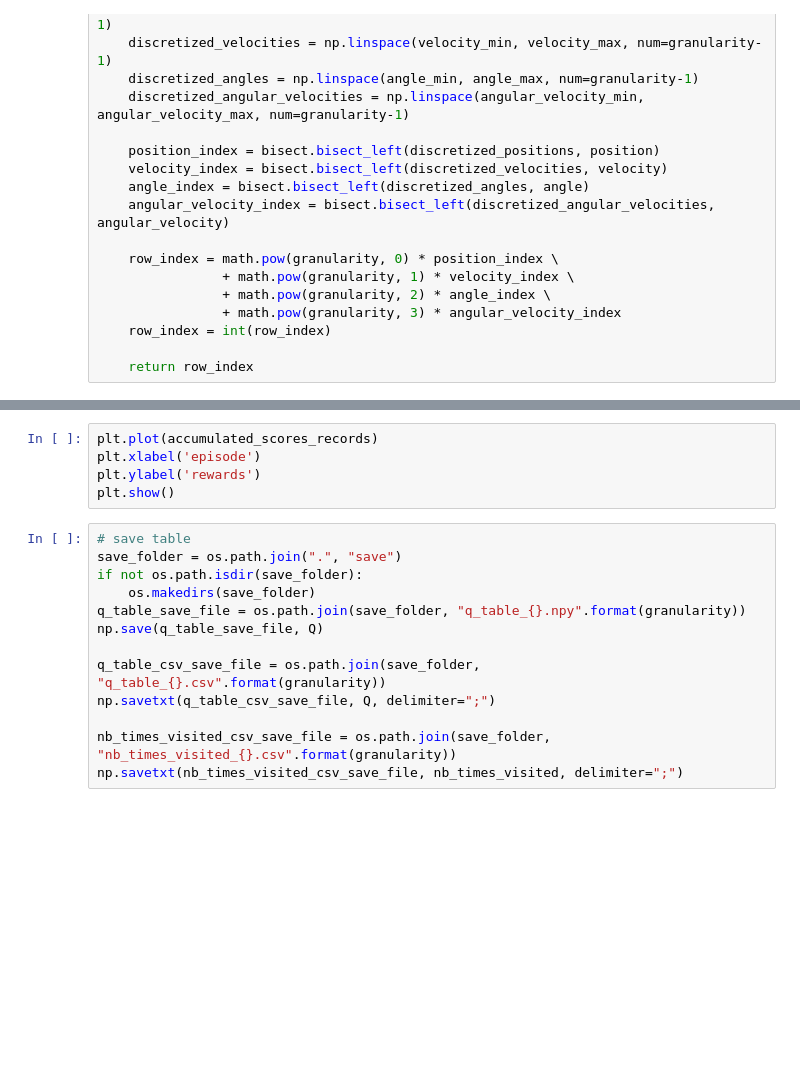
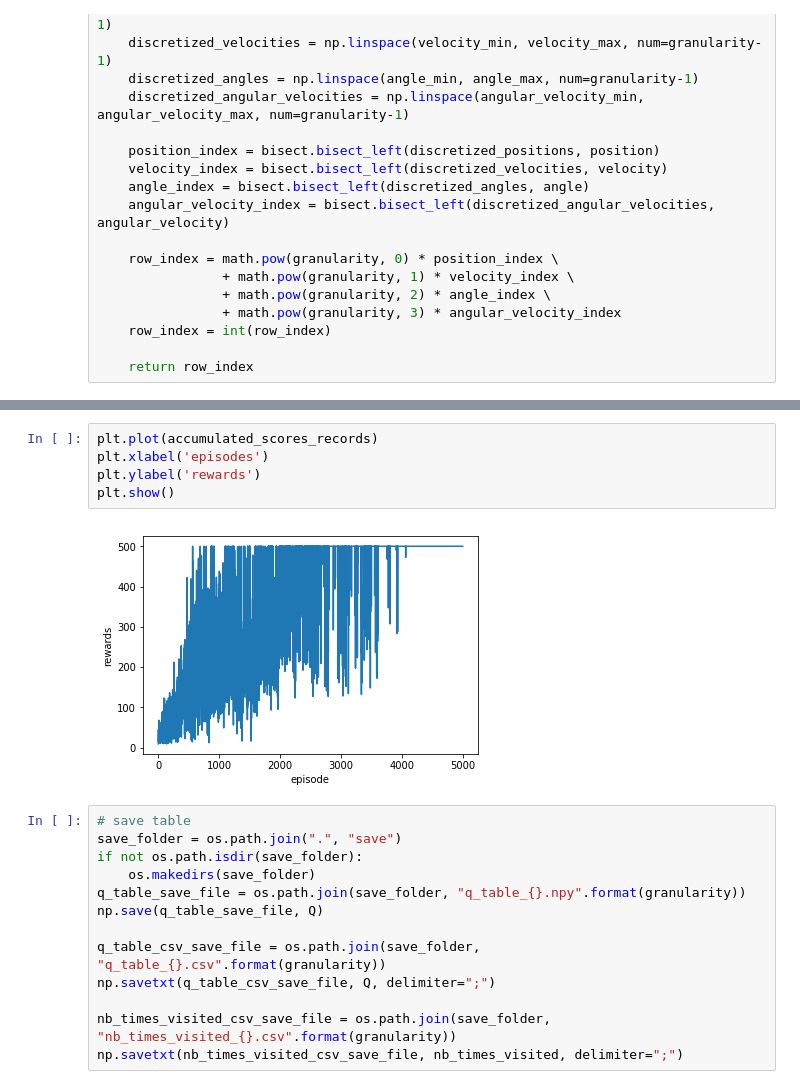
Before and after one commit to remyclem/CartPole-RL, a Jupyter notebook: Reinforcement_CartPole.ipynb, the cells around one changed output, grey strips where cells are left out. Drawn from its saved outputs; the diff is of its cells as text; blank space fills up the shorter version.

```diff
--- a/Reinforcement_CartPole.ipynb
+++ b/Reinforcement_CartPole.ipynb
@@ -209,8 +254,10 @@ for episode in range(0, nb_training_episodes):
 # %%
 plt.plot(accumulated_scores_records)
-plt.xlabel('episode')
+plt.xlabel('episodes')
 plt.ylabel('rewards')
 plt.show()
+# %% [output]
+[figure, added]
 # %%
 # save table
 save_folder = os.path.join(".", "save")
```
Also changed, not shown: parts of 24 cells of this notebook, 2 other files.
